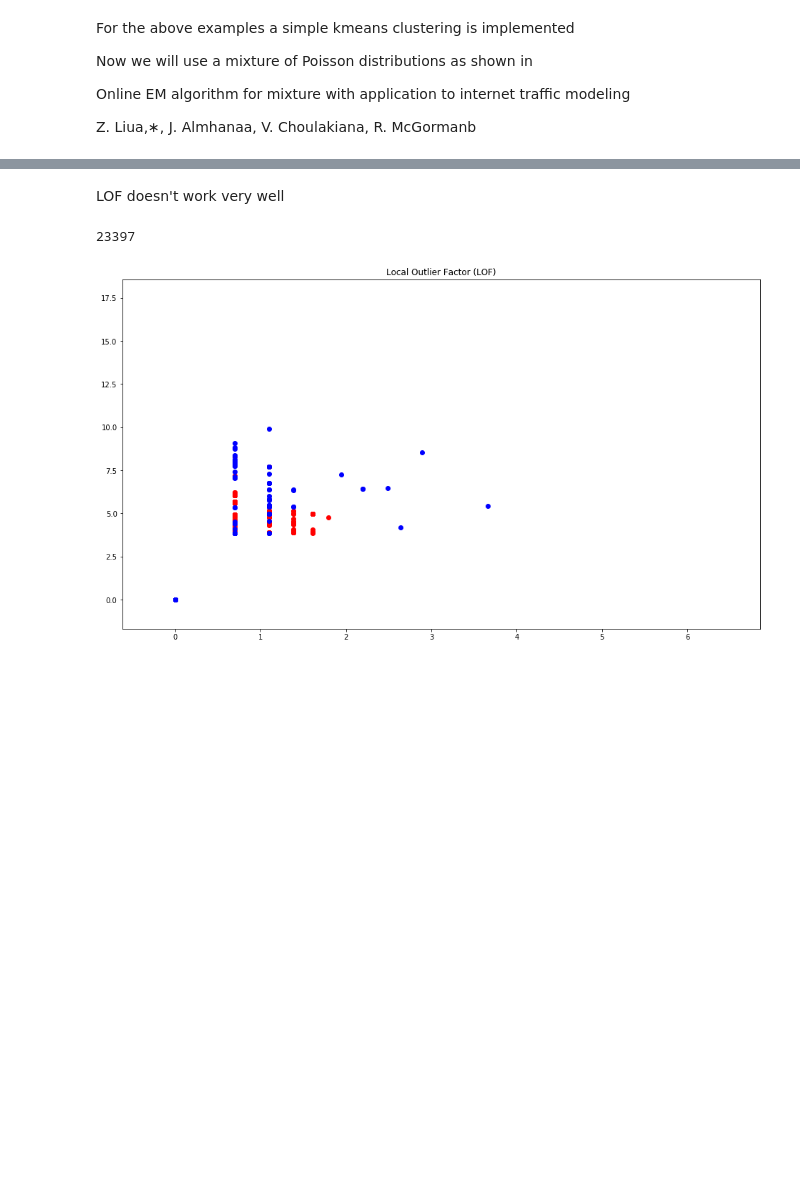
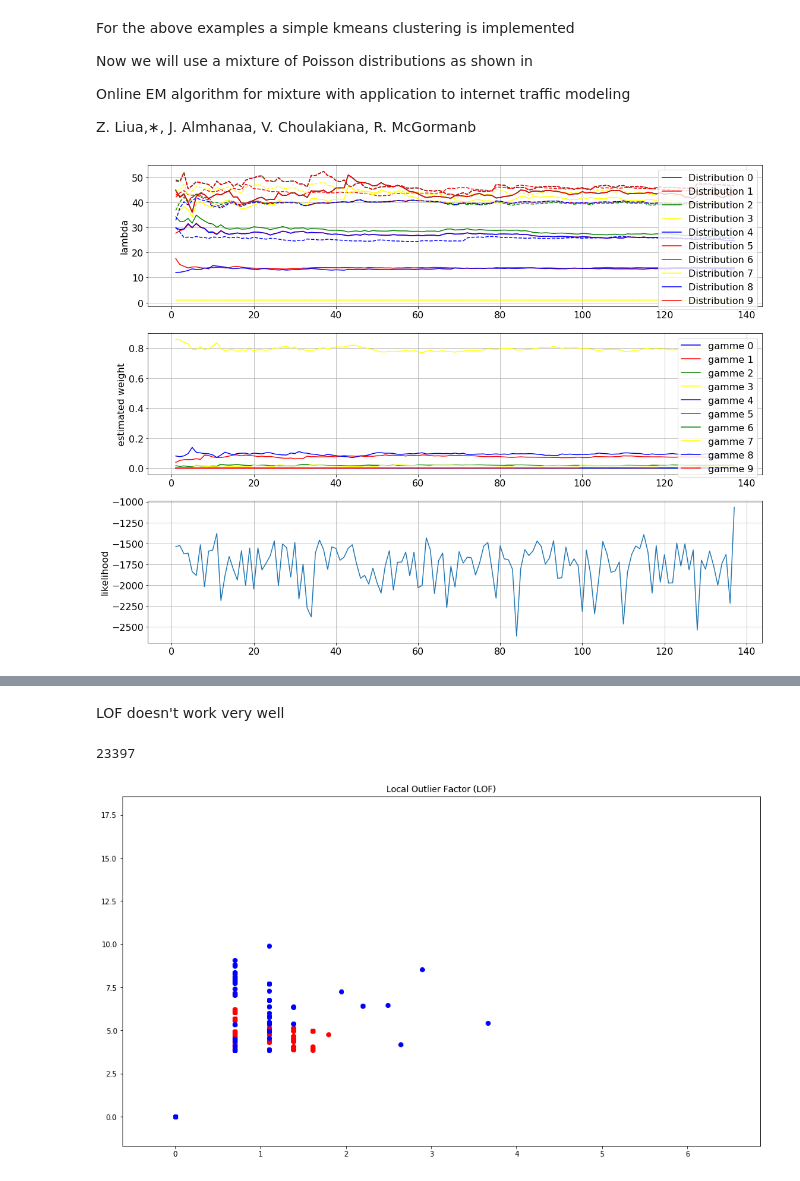
Before and after one commit to SotirisAnagnostidis/onlineAnomalyDetection, a Jupyter notebook: diploma/Progression.ipynb, the cells around one changed output, grey strips where cells are left out. Drawn from its saved outputs; the diff is of its cells as text; code cells hidden in the pictures; blank space fills up the shorter version.

```diff
--- a/diploma/Progression.ipynb
+++ b/diploma/Progression.ipynb
@@ -550,0 +562,31 @@ Z. Liua,∗, J. Almhanaa, V. Choulakiana, R. McGormanb
+# %%
+from random import randint
+
+def get_random_initialize_lamdas(data, number_of_mixtures=4):
+    mins = np.min(data, axis=0)
+    maxs = np.max(data, axis=0)
+
+    dims = len(mins)
+    lambdas = [[] for _ in range(number_of_mixtures)]
+    for i in range(dims):
+        for j in range(number_of_mixtures):
+            lambdas[j].append(randint(int(mins[i]), int(maxs[i])))
+
+    return np.vstack(lambdas)
+# %%
+from sklearn.preprocessing import MinMaxScaler
+
+def scale_data(data, feature_range=(1,100)):
+    scaler = MinMaxScaler(feature_range=feature_range)
+    scaler.fit(data)
+    transformed = scaler.transform(data).astype(int)
+    return np.array(transformed, dtype=np.int64)
+
+# scale to 1 - a maximum value equal to the maximum value that can be achieved
+all_data_N_rescaled = scale_data(all_data_N)
+# %%
+mixtures = 10
+
+# random initialization
+onlineEM = OnlineEM([1/mixtures]*mixtures, get_random_initialize_lamdas(all_data_N_rescaled, number_of_mixtures=10), 500)
+onlineEM.train(all_data_N_rescaled)
@@ -550,0 +595,4 @@ Z. Liua,∗, J. Almhanaa, V. Choulakiana, R. McGormanb
+# %%
+plot_results(onlineEM)
+# %% [output]
+[figure, added]
```
Also changed, not shown: parts of 14 cells of this notebook, 3 other files.
